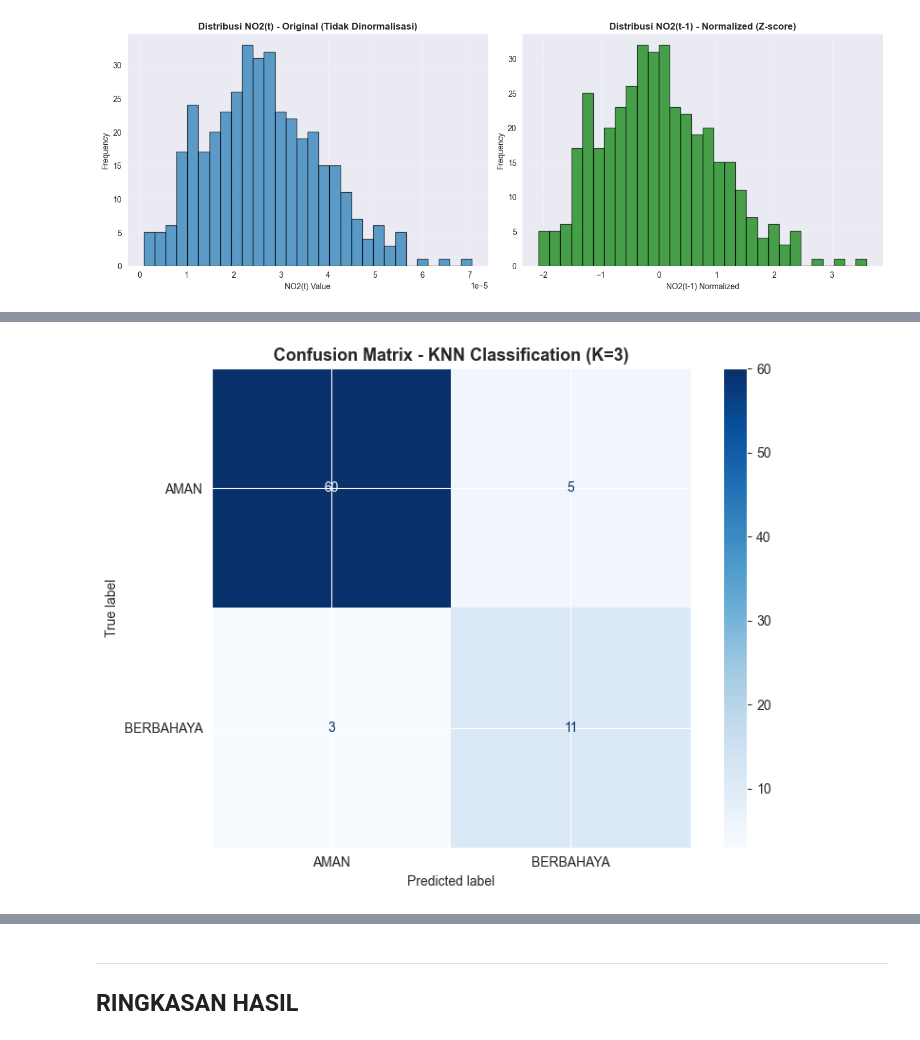
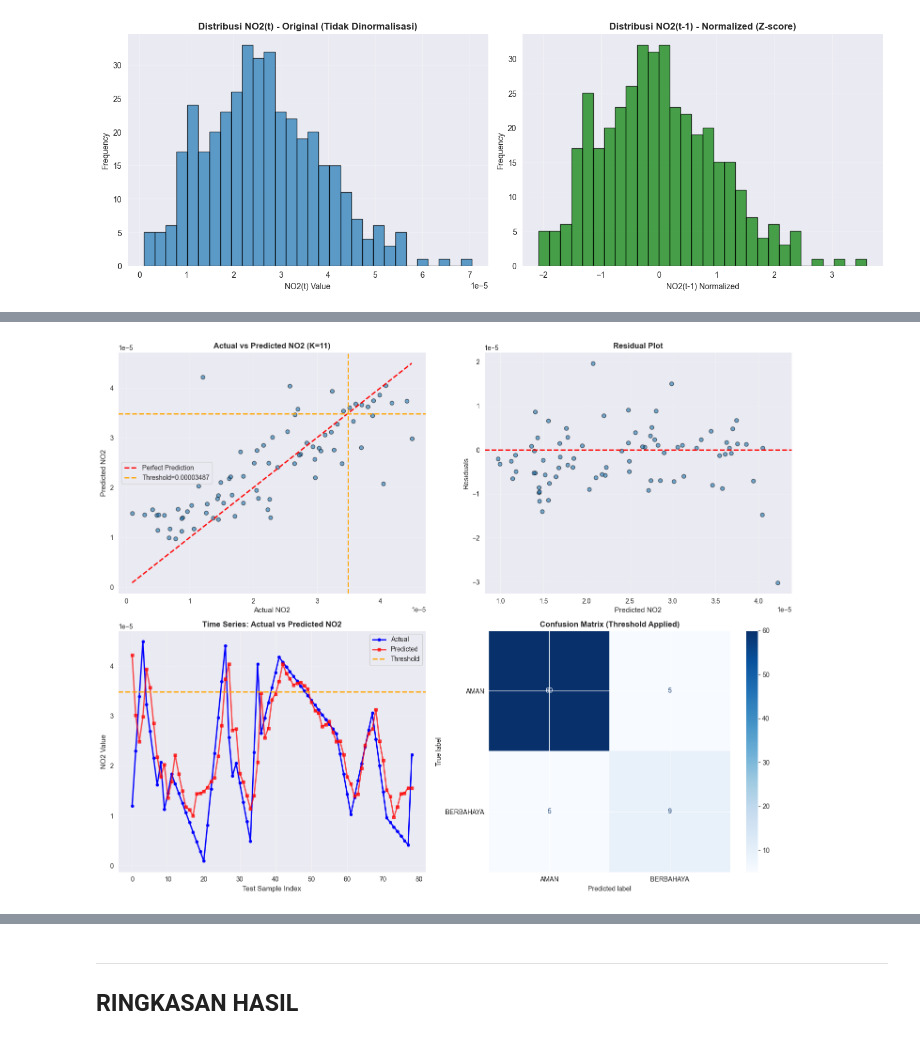
Before and after one commit to AchmadLutfi196/PSD, a Jupyter notebook: _sources/Prediksi Ambang Batas Aman NO2.ipynb, the cells around one changed output, grey strips where cells are left out. Saved outputs shown, nothing was run; the diff lists cells and outputs as text; code cells hidden in the pictures.

```diff
--- a/_sources/Prediksi Ambang Batas Aman NO2.ipynb
+++ b/_sources/Prediksi Ambang Batas Aman NO2.ipynb
@@ -541,33 +694,47 @@ Best K: 3 (F1=0.7333)
 # %%
 print("\n" + "="*70)
-print("LANGKAH 7: EVALUASI - CONFUSION MATRIX & METRICS")
+print("LANGKAH 7: EVALUASI REGRESSION & THRESHOLD APPLICATION")
 print("="*70)
 
 # Train final model dengan best K
 best_k = int(best_k)
-final_model = KNeighborsClassifier(n_neighbors=best_k, metric='euclidean')
+final_model = KNeighborsRegressor(n_neighbors=best_k, metric='euclidean')
 final_model.fit(X_train, y_train)
 
-# Prediksi
-y_pred_final = final_model.predict(X_test)
-y_pred_proba = final_model.predict_proba(X_test)
+# Prediksi nilai NO2 (continuous)
+y_pred_regression = final_model.predict(X_test)
 
-# Hitung metrics
-accuracy = accuracy_score(y_test, y_pred_final)
-precision = precision_score(y_test, y_pred_final, zero_division=0)
-recall = recall_score(y_test, y_pred_final, zero_division=0)
-f1 = f1_score(y_test, y_pred_final, zero_division=0)
-roc_auc = roc_auc_score(y_test, y_pred_proba[:, 1])
+# Hitung metrics regression
+mse = mean_squared_error(y_test, y_pred_regression)
+rmse = np.sqrt(mse)
+mae = mean_absolute_error(y_test, y_pred_regression)
+r2 = r2_score(y_test, y_pred_regression)
 
-print(f"\nModel Final Metrics (K={best_k}):")
+print(f"\n[A] REGRESSION METRICS (K={best_k}):")
+print(f"  - MSE:  {mse:.10f}")
+print(f"  - RMSE: {rmse:.10f}")
+print(f"  - MAE:  {mae:.10f}")
+print(f"  - R²:   {r2:.4f}")
+
+# Terapkan threshold pada prediksi
+y_test_binary = (y_test > threshold).astype(int)
+y_pred_binary = (y_pred_regression > threshold).astype(int)
+
+# Hitung metrics classification setelah threshold
+accuracy = accuracy_score(y_test_binary, y_pred_binary)
+precision = precision_score(y_test_binary, y_pred_binary, zero_division=0)
+recall = recall_score(y_test_binary, y_pred_binary, zero_division=0)
+f1 = f1_score(y_test_binary, y_pred_binary, zero_division=0)
+
+print(f"\n[B] CLASSIFICATION METRICS (Setelah Threshold):")
+print(f"  - Threshold: {threshold:.8f} mol/m²")
 print(f"  - Accuracy:  {accuracy:.4f}")
 print(f"  - Precision: {precision:.4f}")
 print(f"  - Recall:    {recall:.4f}")
 print(f"  - F1-Score:  {f1:.4f}")
-print(f"  - ROC-AUC:   {roc_auc:.4f}")
 
 # Confusion Matrix
-cm = confusion_matrix(y_test, y_pred_final)
+cm = confusion_matrix(y_test_binary, y_pred_binary)
 tn, fp, fn, tp = cm.ravel()
 
 print(f"\nConfusion Matrix:")
@@ -576,16 +743,50 @@ print(f"  - False Positives (AMAN diprediksi BERBAHAYA):  {fp}")
 print(f"  - False Negatives (BERBAHAYA diprediksi AMAN):  {fn}")
 print(f"  - True Positives (BERBAHAYA diprediksi BERBAHAYA): {tp}")
 
-# Visualisasi Confusion Matrix
-fig, ax = plt.subplots(figsize=(8, 6))
+# Visualisasi
+fig, axes = plt.subplots(2, 2, figsize=(15, 12))
+
+# Plot 1: Actual vs Predicted (Regression)
+axes[0, 0].scatter(y_test, y_pred_regression, alpha=0.6, edgecolors='k')
+axes[0, 0].plot([y_test.min(), y_test.max()], [y_test.min(), y_test.max()], 'r--', lw=2, label='Perfect Prediction')
+axes[0, 0].axhline(y=threshold, color='orange', linestyle='--', linewidth=2, label=f'Threshold={threshold:.8f}')
+axes[0, 0].axvline(x=threshold, color='orange', linestyle='--', linewidth=2)
+axes[0, 0].set_xlabel('Actual NO2', fontsize=11)
+axes[0, 0].set_ylabel('Predicted NO2', fontsize=11)
+axes[0, 0].set_title(f'Actual vs Predicted NO2 (K={best_k})', fontsize=12, fontweight='bold')
+axes[0, 0].legend()
+axes[0, 0].grid(True, alpha=0.3)
+
+# Plot 2: Residual Plot
+residuals = y_test - y_pred_regression
+axes[0, 1].scatter(y_pred_regression, residuals, alpha=0.6, edgecolors='k')
+axes[0, 1].axhline(y=0, color='r', linestyle='--', lw=2)
+axes[0, 1].set_xlabel('Predicted NO2', fontsize=11)
+axes[0, 1].set_ylabel('Residuals', fontsize=11)
+axes[0, 1].set_title('Residual Plot', fontsize=12, fontweight='bold')
+axes[0, 1].grid(True, alpha=0.3)
+
+# Plot 3: Time Series Comparison
+test_indices = range(len(y_test))
+axes[1, 0].plot(test_indices, y_test, label='Actual', color='blue', linewidth=2, marker='o', markersize=4)
+axes[1, 0].plot(test_indices, y_pred_regression, label='Predicted', color='red', linewidth=2, marker='s', markersize=4, alpha=0.7)
+axes[1, 0].axhline(y=threshold, color='orange', linestyle='--', linewidth=2, label=f'Threshold')
+axes[1, 0].set_xlabel('Test Sample Index', fontsize=11)
+axes[1, 0].set_ylabel('NO2 Value', fontsize=11)
+axes[1, 0].set_title('Time Series: Actual vs Predicted NO2', fontsize=12, fontweight='bold')
+axes[1, 0].legend()
+axes[1, 0].grid(True, alpha=0.3)
+
+# Plot 4: Confusion Matrix
 disp = ConfusionMatrixDisplay(confusion_matrix=cm, display_labels=['AMAN', 'BERBAHAYA'])
-disp.plot(ax=ax, cmap='Blues', values_format='d')
-ax.set_title(f'Confusion Matrix - KNN Classification (K={best_k})', fontsize=13, fontweight='bold')
+disp.plot(ax=axes[1, 1], cmap='Blues', values_format='d')
+axes[1, 1].set_title(f'Confusion Matrix (Threshold Applied)', fontsize=12, fontweight='bold')
+
 plt.tight_layout()
 plt.show()
 
 # Classification Report
-print(f"\nClassification Report:")
-print(classification_report(y_test, y_pred_final, target_names=['AMAN', 'BERBAHAYA']))
+print(f"\nClassification Report (Setelah Threshold):")
+print(classification_report(y_test_binary, y_pred_binary, target_names=['AMAN', 'BERBAHAYA']))
 # %% [output]
 ======================================================================
@@ -607 +809 @@ Confusion Matrix:
-[figure, old version]
+[figure, new version]
```
Also changed, not shown: parts of 28 cells of this notebook, 22 other files.
